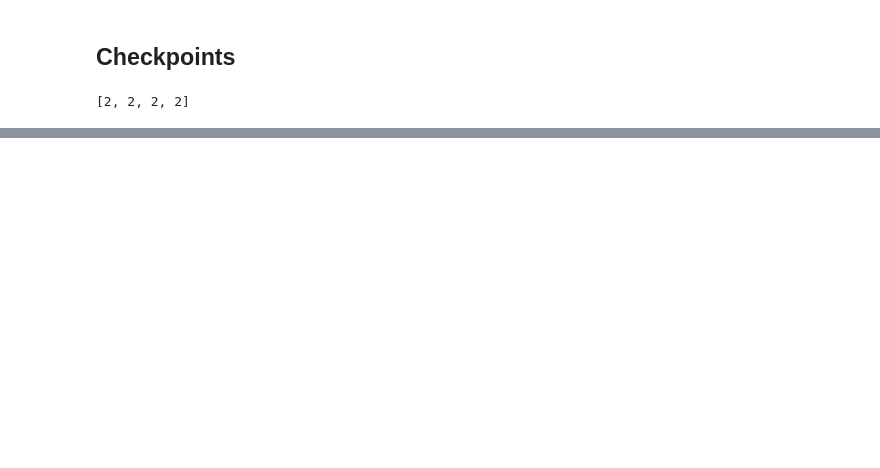
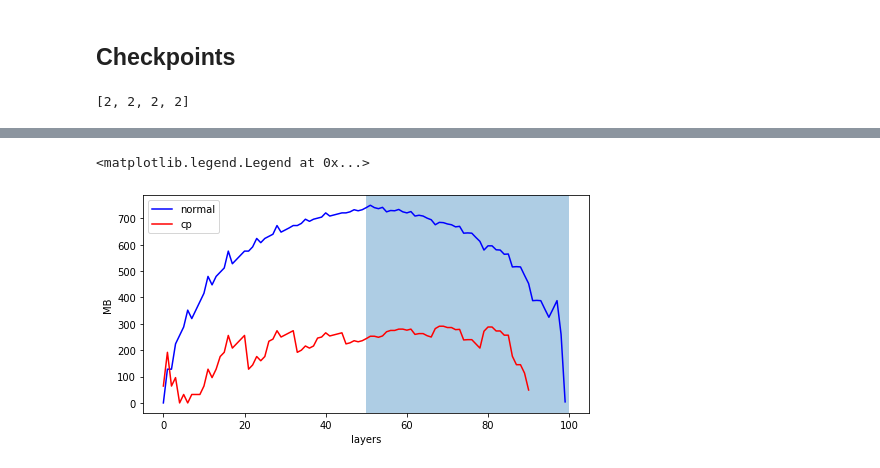
Before and after one commit to tcapelle/resnet_checkpoints, a Jupyter notebook: 00_core.ipynb, the cells around one changed output, grey strips where cells are left out. Drawn from its saved outputs; the diff is of its cells as text; code cells hidden in the pictures; blank space fills up the shorter version.

```diff
--- a/00_core.ipynb
+++ b/00_core.ipynb
@@ -108,5 +182,3 @@ layer_config(resnet18)
 [2, 2, 2, 2]
 # %%
 from fastai2.vision.learner import _update_first_layer
-# %%
-model = resnet18()
@@ -128,7 +196,7 @@ def create_body_cp(arch, n_in=3, pretrained=True, cut=None):
         if (arch.__name__).find("resnet")==0:
             layers = layer_config(arch)
             n=4 #to remove stem
-            out = nn.Sequential(*list(model.children())[:cut][:n],
+            out = nn.Sequential(CheckpointModule(nn.Sequential(*list(model.children())[:cut][:n])),
                                 *[CheckpointModule(x, layers[i]) for i, x in enumerate(list(model.children())[n:cut])])
         else:
             out = nn.Sequential(*list(model.children())[:cut])
@@ -137,4 +205,4 @@ def create_body_cp(arch, n_in=3, pretrained=True, cut=None):
     elif isinstance(cut, Callable): return cut(model)
     else:                           raise NamedError("cut must be either integer or a function")
 # %%
-model = create_body_cp(resnet18).cuda()
+model_cp = create_body_cp(resnet18).cuda()
@@ -177,0 +229,7 @@ ax.legend(['normal', 'chpt'])
+# %%
+ax = profile_memory(model[0], x)
+profile_memory(model_cp, x, ax=ax, color='r')
+ax.legend(['normal', 'cp'])
+# %% [output]
+<matplotlib.legend.Legend at 0x...>
+[figure, added]
```
Also changed, not shown: parts of 26 cells of this notebook.
